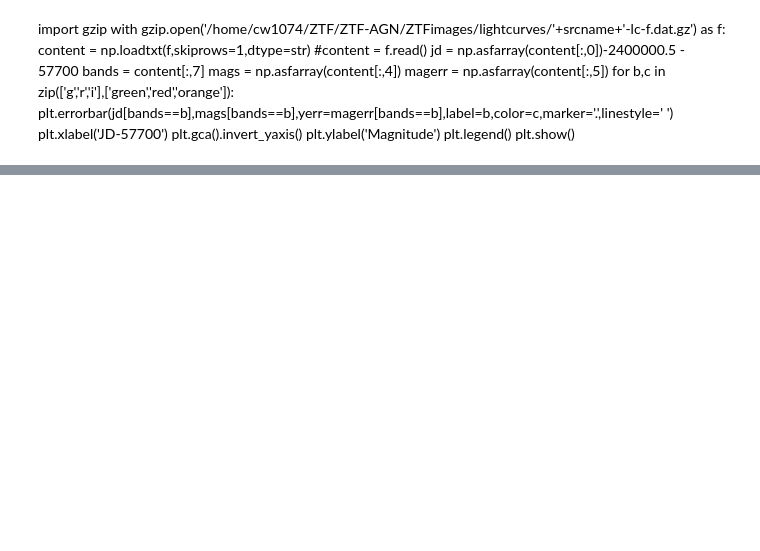
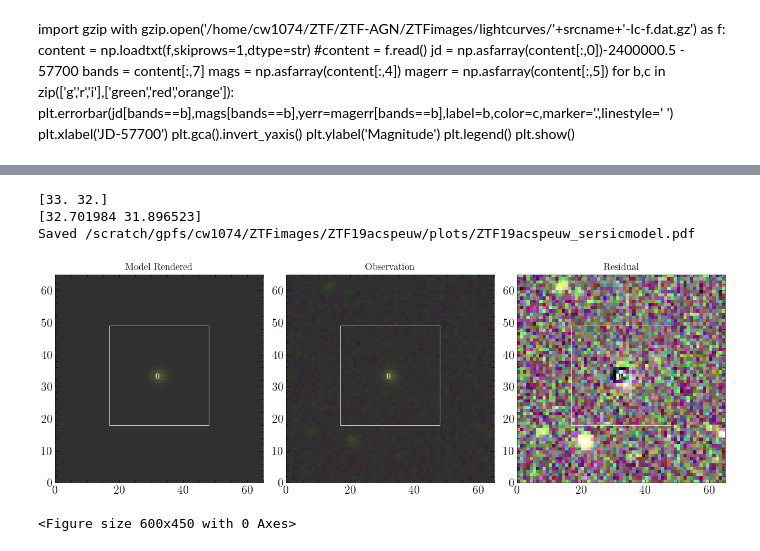
Before and after one commit to charlotteaward/TimeDomainScarlet2, a Jupyter notebook: notebooks/ZTF_TDE_example.ipynb, the cells around one changed output, grey strips where cells are left out. Cells and saved outputs as stored; diff of their text form; code cells hidden in the pictures; blank space fills up the shorter version.

```diff
--- a/notebooks/ZTF_TDE_example.ipynb
+++ b/notebooks/ZTF_TDE_example.ipynb
@@ -778,6 +906,6 @@ print('Saved',plotdir+'/'+srcname+'_hostmodel.pdf')
 # %%
 #Initialize a model with a single Sersic galaxy profile at the host galaxy position for centroid measurement
-stepnum=500
+stepnum=2000
 from galaxygrad import ZTF_ScoreNet32
 prior_model = ZTF_ScoreNet32
 with scarlet2.Scene(model_frame_sc2) as scene3:
@@ -789,29 +917,22 @@ with scarlet2.Scene(model_frame_sc2) as scene3:
         print(pos,'CENTER',center,centerpix)
         if i==indtransient:
             flux = jnp.asarray(np.asarray(initialization.pixel_spectrum(obs_sc2, center))+1e-6)
-            n_steps, peak_value = stepnum, 1#jnp.max(flux)
-            schedule = optax.cosine_onecycle_schedule(n_steps, peak_value, final_div_factor=1)
-            morph_step = lambda p: scarlet2.relative_step(p, factor=1e-3)#lambda p, it: scarlet2.relative_step(p, factor=2e-3) * schedule(it)
-            test_step_morph =2e-3*peak_value
-            n_steps, peak_value2 = stepnum, 0.1*jnp.max(flux[~np.isinf(flux)])
-            print('Making source')
-            schedule2 = optax.cosine_onecycle_schedule(n_steps, peak_value2, final_div_factor=1)
-            gal_step = lambda p: scarlet2.relative_step(p, factor=1e-3)
             sersic = scarlet2.SersicMorphology(
-                                        center = jnp.asarray(np.asfarray(center)),
-                                        ellipticity = jnp.asarray([0.1,0.1]),
+                                        center = jnp.asarray(np.asfarray(centerpix)),
+                                        ellipticity = jnp.asarray([0.2,-0.2]),
                                         size= jnp.asarray(3.0),
                                         n=jnp.asarray(1.5),
                         )
             scarlet2.Source(
-                center,
+                centerpix,
                 scarlet2.ArraySpectrum(jnp.asarray(flux)) ,sersic)
 
 parameters = scene3.make_parameters()
-
+step = lambda p: scarlet2.relative_step(p, factor=1e-4)
+stepsmall = lambda p: scarlet2.relative_step(p, factor=1e-4)
 for i in range(len(scene3.sources)):
-    parameters += Parameter(scene3.sources[i].spectrum.data, name=f"spectrum.{i}", constraint=constraints.positive, stepsize=gal_step)
-    parameters += Parameter(scene3.sources[i].morphology.center, name=f"morph.{i}", constraint=constraints.positive, stepsize=pos_step)
-    parameters += Parameter(scene3.sources[i].morphology.ellipticity, name=f"morph.{i}", constraint=constraints.interval(0,1), stepsize=1e-3)
-    parameters += Parameter(scene3.sources[i].morphology.size, name=f"morph.{i}", constraint=constraints.interval(1.0,15), stepsize=5e-2)
-    parameters += Parameter(scene3.sources[i].morphology.n, name=f"morph.{i}", constraint=constraints.interval(.5,10), stepsize=1e-3)
+    parameters += Parameter(scene3.sources[i].spectrum.data, name=f"spectrum.{i}", constraint=constraints.positive, stepsize=step)#gal_step)
+    parameters += Parameter(scene3.sources[i].morphology.center, name=f"morph.center.{i}", constraint=constraints.positive, stepsize=1e-3)#step)
+    parameters += Parameter(scene3.sources[i].morphology.ellipticity, name=f"morph.ellipticity.{i}", constraint=constraints.interval(-1,1), stepsize=1e-3)
+    parameters += Parameter(scene3.sources[i].morphology.size, name=f"morph.size.{i}", constraint=constraints.interval(1.0,15), stepsize=5e-2)
+    parameters += Parameter(scene3.sources[i].morphology.n, name=f"morph.n.{i}", constraint=constraints.interval(.5,10), stepsize=1e-3)
@@ -833,22 +962,31 @@ plt.show()
 # %%
-scene3_ = scene3.fit(obs_sc2,parameters, max_iter=stepnum, e_rel=1e-6, schedule=schedule)
+scene3_ = scene3.fit(obs_sc2,parameters, max_iter=stepnum, e_rel=1e-6,progress_bar=False)#, schedule=schedule)
 print(scene3.sources[0].morphology.center)
 print(scene3_.sources[0].morphology.center)
+
 model_ = obs_sc2.render(scene3_())
 scarlet2.plot.scene(
     scene3_,
     observation=obs_sc2,
     norm=normsingle[0],
     channel_map=None,
     show_model=False,
     show_observed=True,
     show_rendered=True,
     show_residual=True,
     add_labels=True,
     add_boxes=True,
     linear=True,
 )
+print('Saved',plotdir+'/'+srcname+'_sersicmodel.pdf')
 plt.show()
+plt.clf()
+# %% [output]
+[33. 32.]
+[32.701984 31.896523]
+Saved /scratch/gpfs/cw1074/ZTFimages/ZTF19acspeuw/plots/ZTF19acspeuw_sersicmodel.pdf
+[figure, added]
+<Figure size 600x450 with 0 Axes>
 # %%
 parameters = scene3_.make_parameters()
 p = scene3_.sources[0].morphology.center
```
Also changed, not shown: parts of 24 cells of this notebook, 1 other file.
